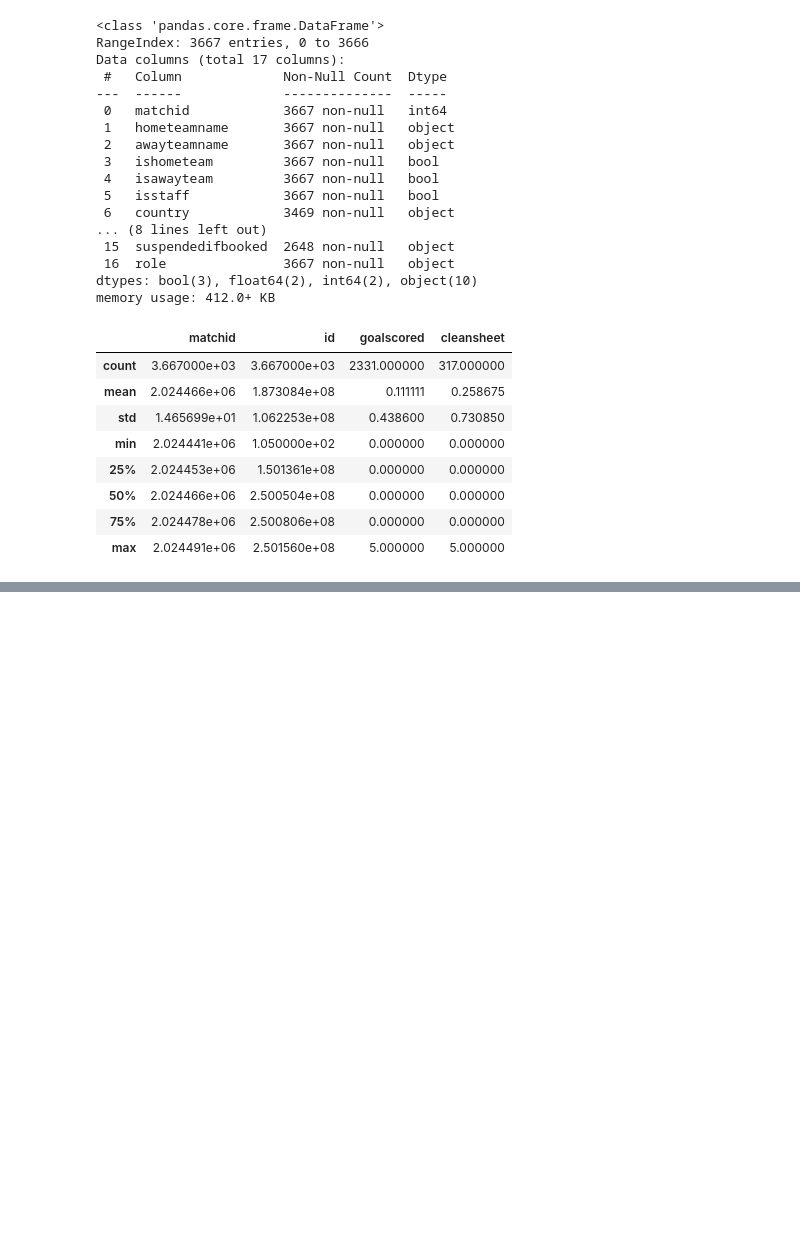
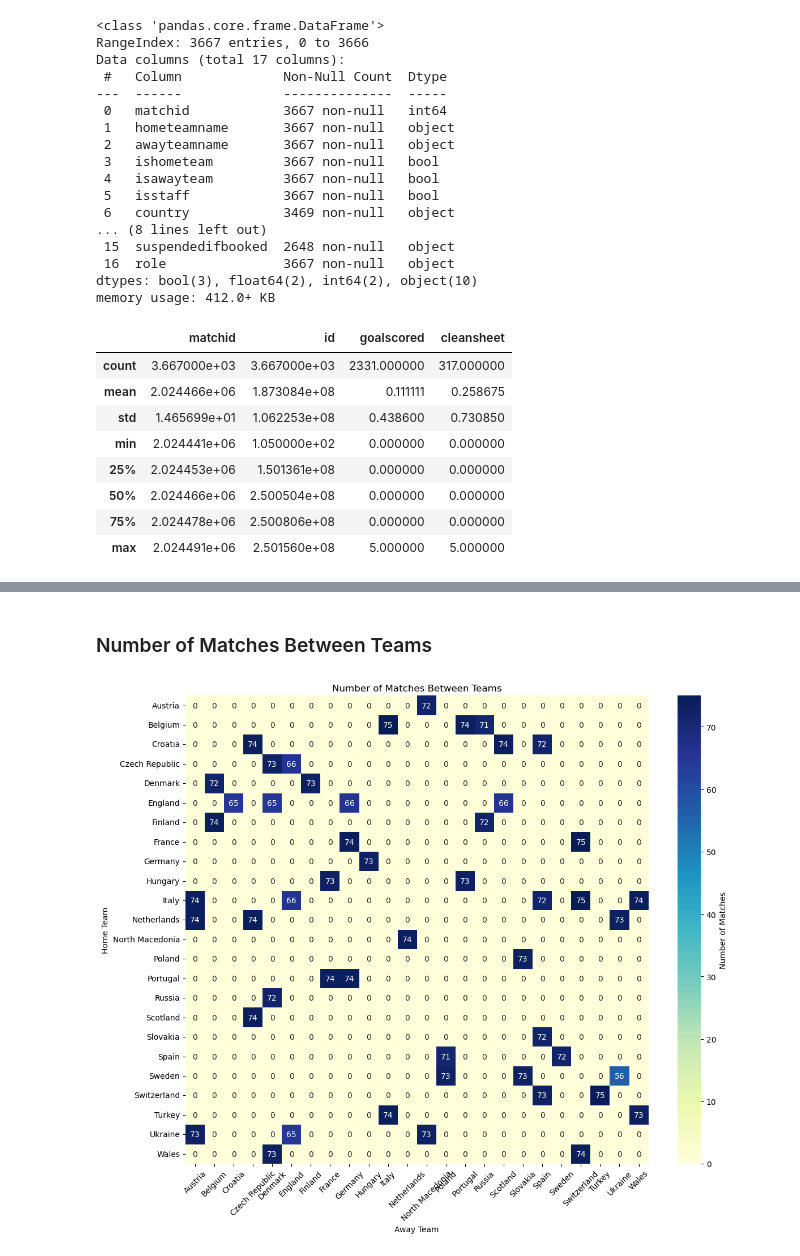
Before and after one commit to SFETNI/Omdena-UEFAEURO2024, a Jupyter notebook: task2-data-analysis/pre_match_information.ipynb, the cells around one changed output, grey strips where cells are left out. Saved outputs shown, nothing was run; the diff lists cells and outputs as text; code cells hidden in the pictures; blank space fills up the shorter version.

```diff
--- a/task2-data-analysis/pre_match_information.ipynb
+++ b/task2-data-analysis/pre_match_information.ipynb
@@ -154,0 +205,17 @@ Passing `palette` without assigning `hue` is deprecated and will be removed in v
+# %% [markdown]
+### Number of Matches Between Teams
+# %%
+match_counts = pre_match_info.groupby(['hometeamname', 'awayteamname']).size().reset_index(name='count')
+
+pivot_table = match_counts.pivot(index='hometeamname', columns='awayteamname', values='count').fillna(0)
+plt.figure(figsize=(12, 10))
+sns.heatmap(pivot_table, annot=True, cmap='YlGnBu', fmt='g', cbar_kws={'label': 'Number of Matches'})
+plt.title('Number of Matches Between Teams')
+plt.xlabel('Away Team')
+plt.ylabel('Home Team')
+plt.xticks(rotation=45)
+plt.yticks(rotation=0)
+plt.tight_layout()
+plt.show()
+# %% [output]
+[figure, added]
```
Also changed, not shown: parts of 40 cells of this notebook.
